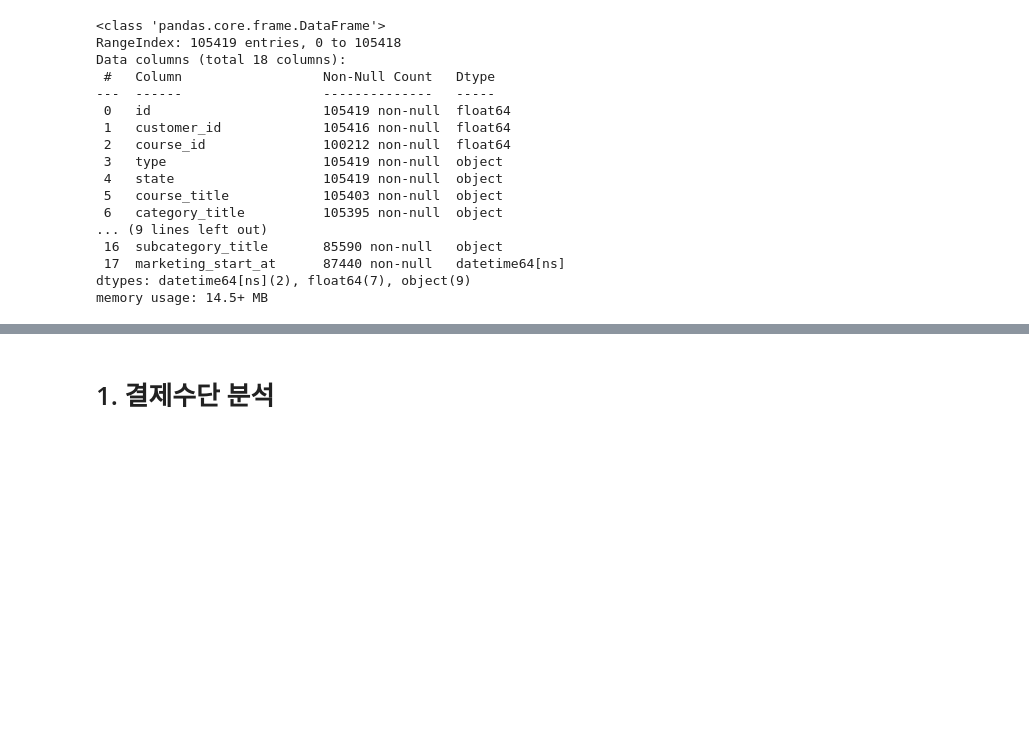
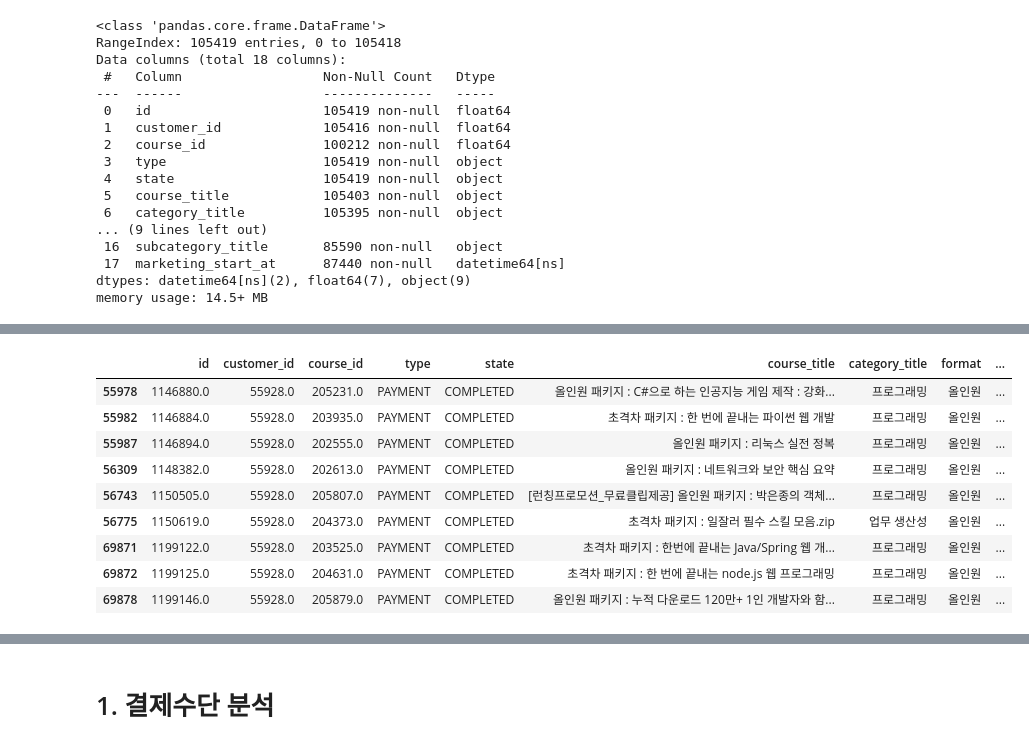
Before and after one commit to yd-online3/fc_miniproject, a Jupyter notebook: fc_mini_정인식.ipynb, the cells around one changed output, grey strips where cells are left out. Drawn from its saved outputs; the diff is of its cells as text; code cells hidden in the pictures; blank space fills up the shorter version.

```diff
--- a/fc_mini_정인식.ipynb
+++ b/fc_mini_정인식.ipynb
@@ -175,0 +222,3 @@ array(['PAYMENT', 'REFUND'], dtype=object)
+# %%
+pay_data = comp_data[comp_data['type']== 'PAYMENT']
+pay_data.head()
@@ -175,0 +275,14 @@ array(['PAYMENT', 'REFUND'], dtype=object)
+# %%
+refund_data['customer_id'].value_counts()
+pay_data[pay_data['customer_id']==55928.0]
+# %% [output]
+|  | id | customer_id | course_id | type | state | course_title | category_title | format | ... |
+| 55978 | 1146880.0 | 55928.0 | 205231.0 | PAYMENT | COMPLETED | 올인원 패키지 : C#으로 하는 인공지능 게임 제작 : 강화... | 프로그래밍 | 올인원 | ... |
+| 55982 | 1146884.0 | 55928.0 | 203935.0 | PAYMENT | COMPLETED | 초격차 패키지 : 한 번에 끝내는 파이썬 웹 개발 | 프로그래밍 | 올인원 | ... |
+| 55987 | 1146894.0 | 55928.0 | 202555.0 | PAYMENT | COMPLETED | 올인원 패키지 : 리눅스 실전 정복 | 프로그래밍 | 올인원 | ... |
+| 56309 | 1148382.0 | 55928.0 | 202613.0 | PAYMENT | COMPLETED | 올인원 패키지 : 네트워크와 보안 핵심 요약 | 프로그래밍 | 올인원 | ... |
+| 56743 | 1150505.0 | 55928.0 | 205807.0 | PAYMENT | COMPLETED | [런칭프로모션_무료클립제공] 올인원 패키지 : 박은종의 객체... | 프로그래밍 | 올인원 | ... |
+| 56775 | 1150619.0 | 55928.0 | 204373.0 | PAYMENT | COMPLETED | 초격차 패키지 : 일잘러 필수 스킬 모음.zip | 업무 생산성 | 올인원 | ... |
+| 69871 | 1199122.0 | 55928.0 | 203525.0 | PAYMENT | COMPLETED | 초격차 패키지 : 한번에 끝내는 Java/Spring 웹 개... | 프로그래밍 | 올인원 | ... |
+| 69872 | 1199125.0 | 55928.0 | 204631.0 | PAYMENT | COMPLETED | 초격차 패키지 : 한 번에 끝내는 node.js 웹 프로그래밍 | 프로그래밍 | 올인원 | ... |
+| 69878 | 1199146.0 | 55928.0 | 205879.0 | PAYMENT | COMPLETED | 올인원 패키지 : 누적 다운로드 120만+ 1인 개발자와 함... | 프로그래밍 | 올인원 | ... |
```
Also changed, not shown: parts of 71 cells of this notebook.
